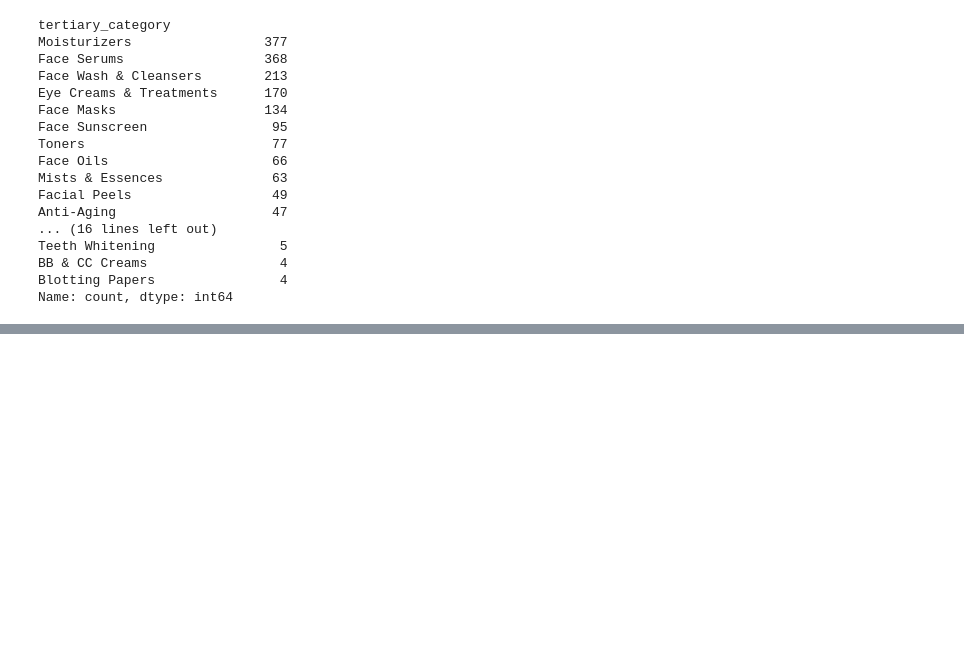
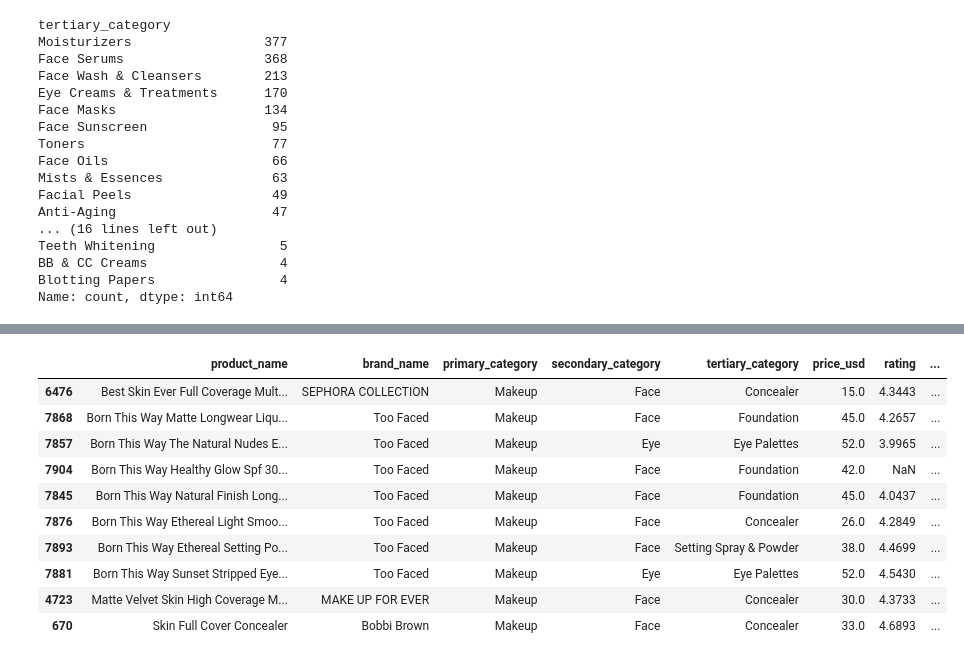
Before and after one commit to aslitarakcilar/cosmetic-recommendation-system, a Jupyter notebook: notebooks/01_data_loading.ipynb, the cells around one changed output, grey strips where cells are left out. Drawn from its saved outputs; the diff is of its cells as text; code cells hidden in the pictures; blank space fills up the shorter version.

```diff
--- a/notebooks/01_data_loading.ipynb
+++ b/notebooks/01_data_loading.ipynb
@@ -1044,0 +1207,14 @@ Name: count, dtype: int64
+# %%
+recommend_similar_products("Born This Way", top_n=10)
+# %% [output]
+|  | product_name | brand_name | primary_category | secondary_category | tertiary_category | price_usd | rating | ... |
+| 6476 | Best Skin Ever Full Coverage Mult... | SEPHORA COLLECTION | Makeup | Face | Concealer | 15.0 | 4.3443 | ... |
+| 7868 | Born This Way Matte Longwear Liqu... | Too Faced | Makeup | Face | Foundation | 45.0 | 4.2657 | ... |
+| 7857 | Born This Way The Natural Nudes E... | Too Faced | Makeup | Eye | Eye Palettes | 52.0 | 3.9965 | ... |
+| 7904 | Born This Way Healthy Glow Spf 30... | Too Faced | Makeup | Face | Foundation | 42.0 | NaN | ... |
+| 7845 | Born This Way Natural Finish Long... | Too Faced | Makeup | Face | Foundation | 45.0 | 4.0437 | ... |
+| 7876 | Born This Way Ethereal Light Smoo... | Too Faced | Makeup | Face | Concealer | 26.0 | 4.2849 | ... |
+| 7893 | Born This Way Ethereal Setting Po... | Too Faced | Makeup | Face | Setting Spray & Powder | 38.0 | 4.4699 | ... |
+| 7881 | Born This Way Sunset Stripped Eye... | Too Faced | Makeup | Eye | Eye Palettes | 52.0 | 4.5430 | ... |
+| 4723 | Matte Velvet Skin High Coverage M... | MAKE UP FOR EVER | Makeup | Face | Concealer | 30.0 | 4.3733 | ... |
+| 670 | Skin Full Cover Concealer | Bobbi Brown | Makeup | Face | Concealer | 33.0 | 4.6893 | ... |
```
Also changed, not shown: parts of 10 cells of this notebook.
